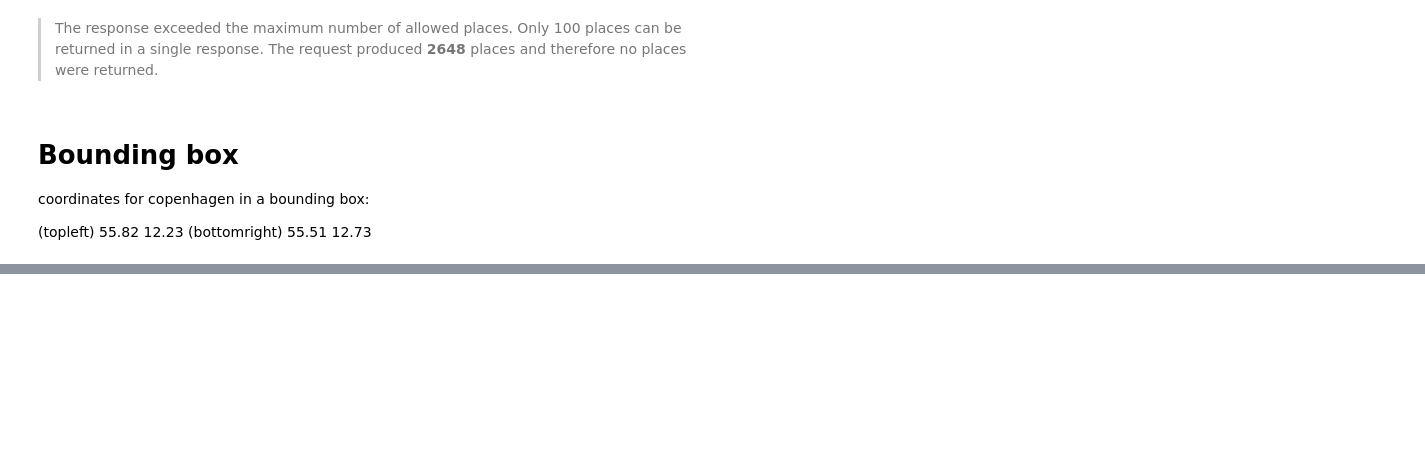
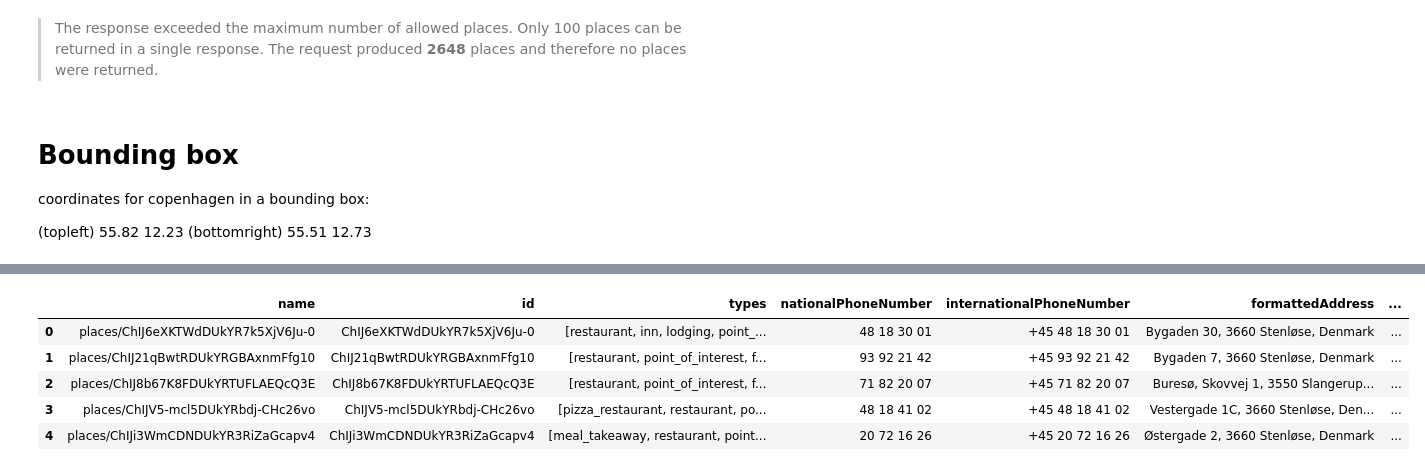
Before and after one commit to rakulmaria/foodscraps, a Jupyter notebook: src/explorer.ipynb, the cells around one changed output, grey strips where cells are left out. Saved outputs shown, nothing was run; the diff lists cells and outputs as text; code cells hidden in the pictures; blank space fills up the shorter version.

```diff
--- a/src/explorer.ipynb
+++ b/src/explorer.ipynb
@@ -32,0 +42,6 @@ len(data)
+# %%
+path = '../data/copenhagen-bounds_20260312_115801.json'
+# %%
+import pandas as pd
+
+df = pd.read_json(path)
@@ -32,0 +72,11 @@ len(data)
+# %%
+pd.set_option("display.max.columns", None)
+# %%
+df.head()
+# %% [output]
+|  | name | id | types | nationalPhoneNumber | internationalPhoneNumber | formattedAddress | ... |
+| 0 | places/ChIJ6eXKTWdDUkYR7k5XjV6Ju-0 | ChIJ6eXKTWdDUkYR7k5XjV6Ju-0 | [restaurant, inn, lodging, point_... | 48 18 30 01 | +45 48 18 30 01 | Bygaden 30, 3660 Stenløse, Denmark | ... |
+| 1 | places/ChIJ21qBwtRDUkYRGBAxnmFfg10 | ChIJ21qBwtRDUkYRGBAxnmFfg10 | [restaurant, point_of_interest, f... | 93 92 21 42 | +45 93 92 21 42 | Bygaden 7, 3660 Stenløse, Denmark | ... |
+| 2 | places/ChIJ8b67K8FDUkYRTUFLAEQcQ3E | ChIJ8b67K8FDUkYRTUFLAEQcQ3E | [restaurant, point_of_interest, f... | 71 82 20 07 | +45 71 82 20 07 | Buresø, Skovvej 1, 3550 Slangerup... | ... |
+| 3 | places/ChIJV5-mcl5DUkYRbdj-CHc26vo | ChIJV5-mcl5DUkYRbdj-CHc26vo | [pizza_restaurant, restaurant, po... | 48 18 41 02 | +45 48 18 41 02 | Vestergade 1C, 3660 Stenløse, Den... | ... |
+| 4 | places/ChIJi3WmCDNDUkYR3RiZaGcapv4 | ChIJi3WmCDNDUkYR3RiZaGcapv4 | [meal_takeaway, restaurant, point... | 20 72 16 26 | +45 20 72 16 26 | Østergade 2, 3660 Stenløse, Denmark | ... |
```
Also changed, not shown: parts of 6 cells of this notebook, 2 other files.
